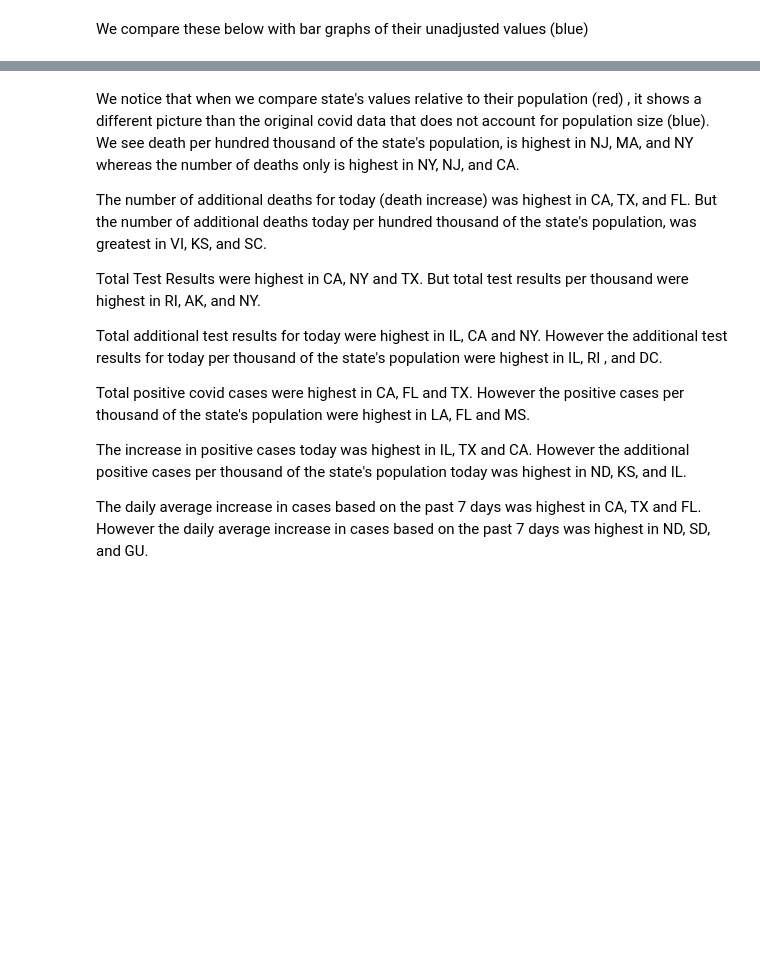
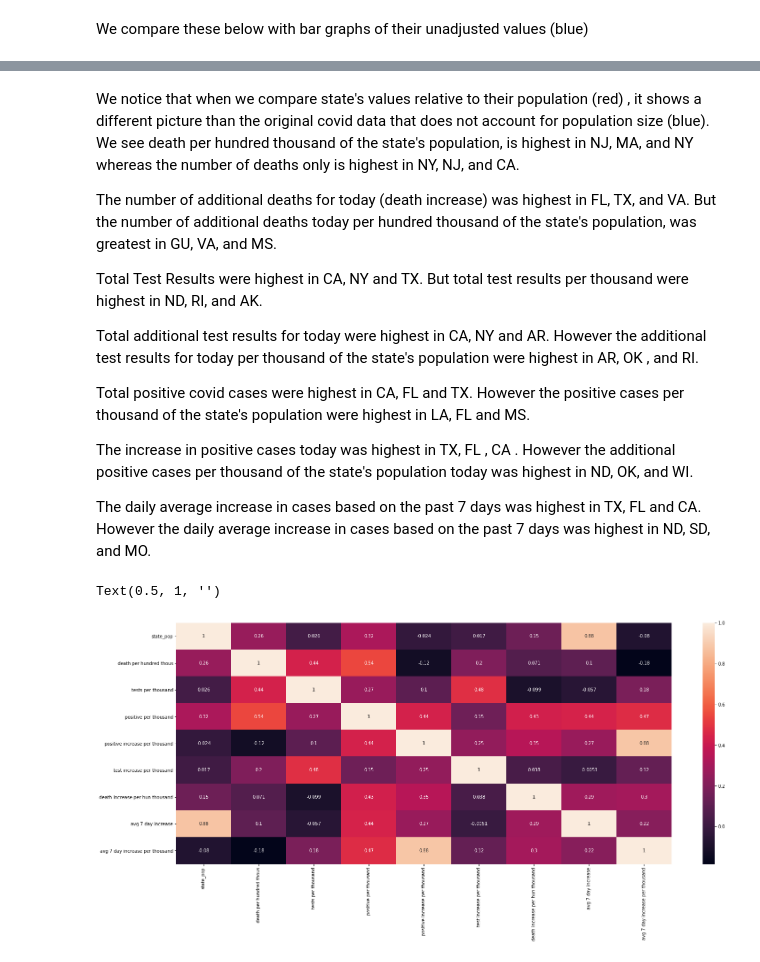
Before and after one commit to cathilo/sharing-github, a Jupyter notebook: Capstone 2 Part 2.ipynb, the cells around one changed output, grey strips where cells are left out. Cells and saved outputs as stored; diff of their text form; code cells hidden in the pictures; blank space fills up the shorter version.

```diff
--- a/Capstone 2 Part 2.ipynb
+++ b/Capstone 2 Part 2.ipynb
@@ -501,18 +501,32 @@ for i in range(len(var)):
 We notice that when we compare  state's  values relative to their population (red) , it shows a different picture than  the original covid data that does not account for population size (blue).
 We see death per hundred thousand of the state's population, is highest in NJ, MA, and NY whereas the number of deaths only is highest in NY, NJ, and CA.
 
-The number of additional deaths for today (death increase) was highest in CA, TX, and FL. But the number of additional deaths today per hundred thousand of the state's population, was greatest in VI, KS, and SC.
+The number of additional deaths for today (death increase) was highest in FL, TX, and VA. But the number of additional deaths today per hundred thousand of the state's population, was greatest in GU, VA, and MS.
 
-Total Test Results were highest in CA, NY and TX. But total test results per thousand were highest in RI, AK, and NY.
+Total Test Results were highest in CA, NY and TX. But total test results per thousand were highest in ND, RI, and AK.
 
-Total additional test results for today were highest in IL, CA and NY. However the  additional test results for today
-per thousand of the state's population were highest in IL, RI , and DC.
+Total additional test results for today were highest in CA, NY and AR. However the  additional test results for today
+per thousand of the state's population were highest in AR, OK , and RI.
 
 
 Total positive covid cases were highest in CA, FL and TX. However the positive cases
 per thousand of the state's population were highest in LA,  FL and MS.
 
-The increase in positive cases today was highest in IL, TX and CA. However the  additional positive cases
-per thousand of the state's population today was highest in ND,  KS, and IL.
+The increase in positive cases today was highest in TX, FL , CA . However the  additional positive cases
+per thousand of the state's population today was highest in ND,  OK, and WI.
 
-The daily average  increase in cases based on the past 7 days was highest in CA, TX and FL. However the daily average increase in cases based on the past 7 days was highest in ND,  SD, and GU.
+The daily average  increase in cases based on the past 7 days was highest in TX, FL and CA. However the daily average increase in cases based on the past 7 days was highest in ND,  SD, and MO.
+# %%
+x=['state_pop','death per hundred thous', 'tests per thousand',
+       'positive per thousand', 'positive increase per thousand',
+       'test increase per thousand', 'death increase per hun thousand',
+       'avg 7 day increase', 'avg 7 day increase per thousand']
+# %%
+fig, ax=plt.subplots(figsize=(25,10))
+ax=sns.heatmap(today[x].corr(),annot=True)
+bottom, top=ax.get_ylim()
+ax.set_ylim(bottom+0.5,top-0.5)
+plt.title('')
+# %% [output]
+Text(0.5, 1, '')
+[figure, added]
```
Also changed, not shown: parts of 13 cells of this notebook.
